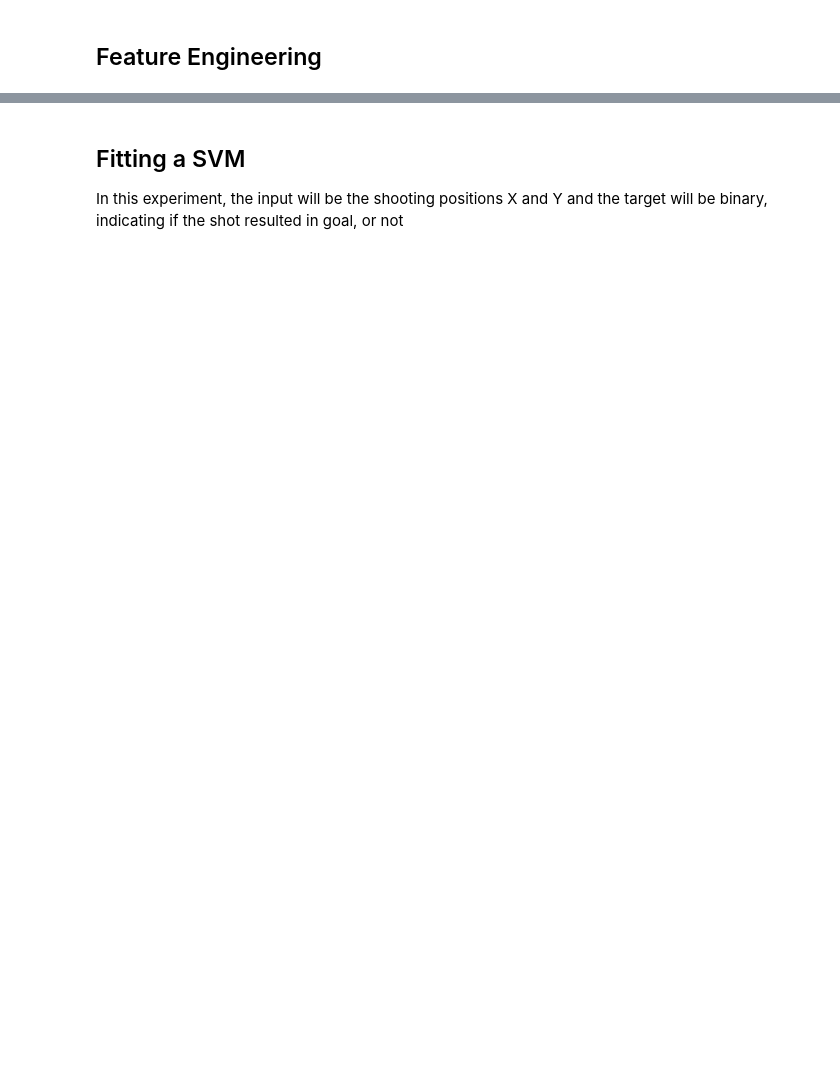
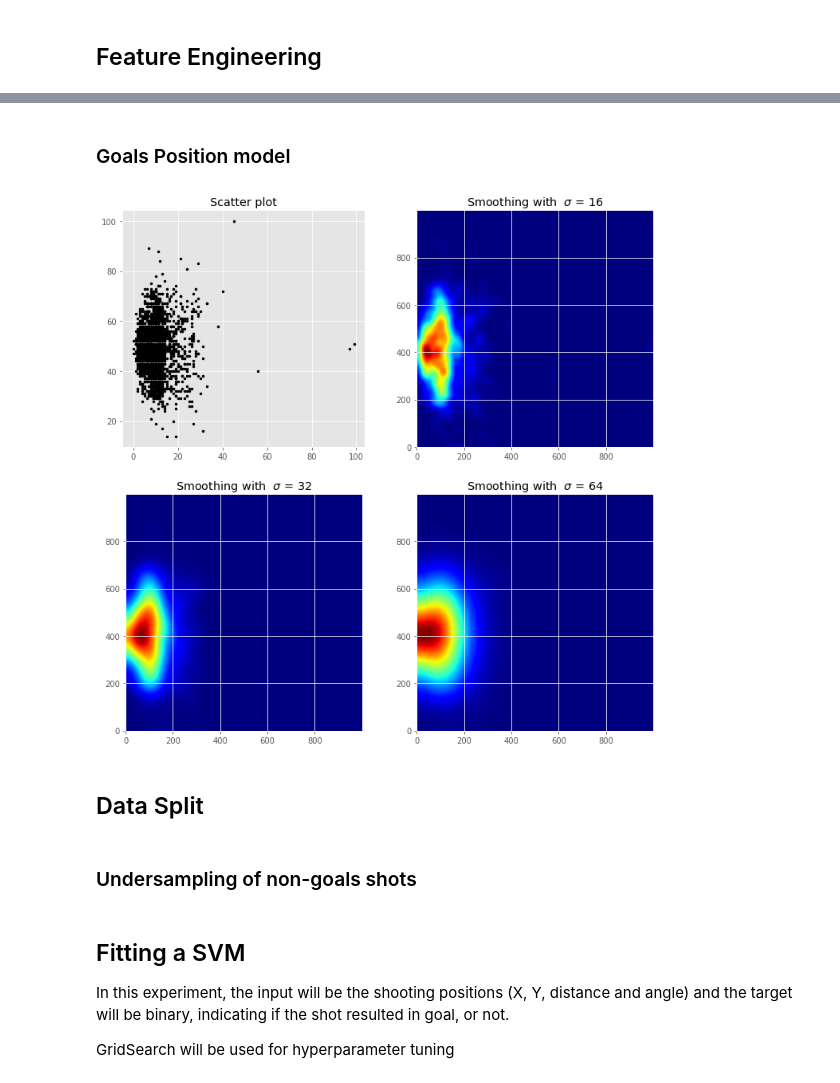
Before and after one commit to danielazevedo/Football-Analytics, a Jupyter notebook: expected_goals/xG_model_SVM.ipynb, the cells around one changed output, grey strips where cells are left out. Saved outputs shown, nothing was run; the diff lists cells and outputs as text; code cells hidden in the pictures; blank space fills up the shorter version.

```diff
--- a/expected_goals/xG_model_SVM.ipynb
+++ b/expected_goals/xG_model_SVM.ipynb
@@ -82,0 +94,41 @@ shots_model
+# %% [markdown]
+### Goals Position model
+# %%
+import numpy as np
+import matplotlib.pyplot as plt
+import matplotlib.cm as cm
+from scipy.ndimage.filters import gaussian_filter
+
+def myplot(x, y, s, bins=1000):
+    heatmap, xedges, yedges = np.histogram2d(x, y, bins=bins)
+    heatmap = gaussian_filter(heatmap, sigma=s)
+
+    extent = [xedges[0], xedges[-1], yedges[0], yedges[-1]]
+    return heatmap.T, extent
+
+
+fig, axs = plt.subplots(2, 2, figsize=(12, 12))
+
+# Generate some test data
+x = shots_model[shots_model['Goal'] == 1]['X']
+y = shots_model[shots_model['Goal'] == 1]['Y']
+
+sigmas = [0, 16, 32, 64]
+
+for ax, s in zip(axs.flatten(), sigmas):
+
+    if s == 0:
+        ax.plot(x, y, 'k.', markersize=5)
+        ax.set_title("Scatter plot")
+    else:
+        img, extent = myplot(x, y, s)
+        ax.imshow(img, origin='lower', cmap=cm.jet)
+        ax.set_title("Smoothing with  $\sigma$ = %d" % s)
+
+plt.show()
+# %% [output]
+[figure, added]
+# %% [markdown]
+## Data Split
+# %% [markdown]
+### Undersampling of non-goals shots
@@ -83,4 +148,7 @@ shots_model
 # %% [markdown]
 ## Fitting a SVM
 
-In this experiment, the input will be the shooting positions X and Y and the target will be binary, indicating if the shot resulted in goal, or not
+In this experiment, the input will be the shooting positions (X, Y, distance and angle) and the target will be binary, indicating if the shot resulted in goal, or not.
+
+
+GridSearch will be used for hyperparameter tuning
```
Also changed, not shown: parts of 22 cells of this notebook.
